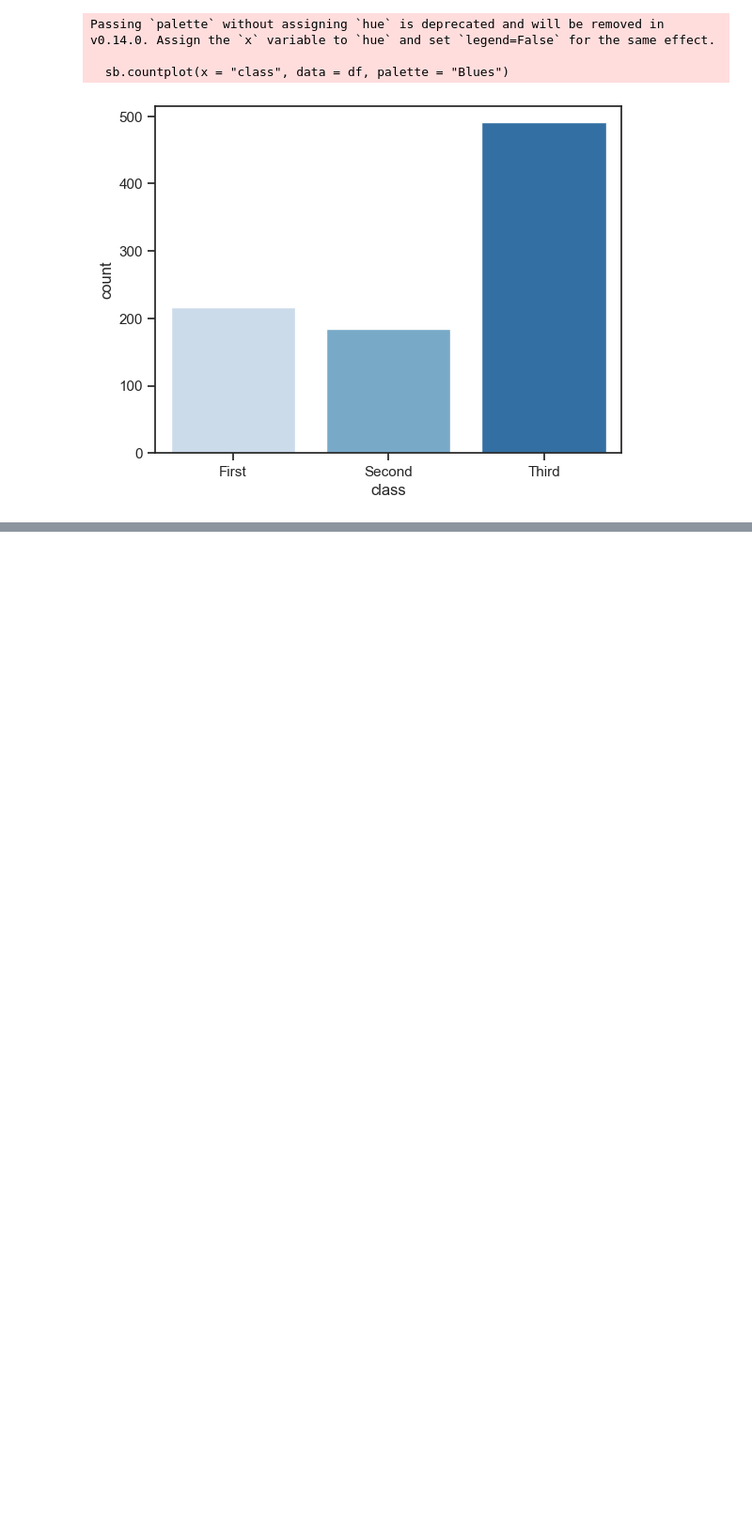
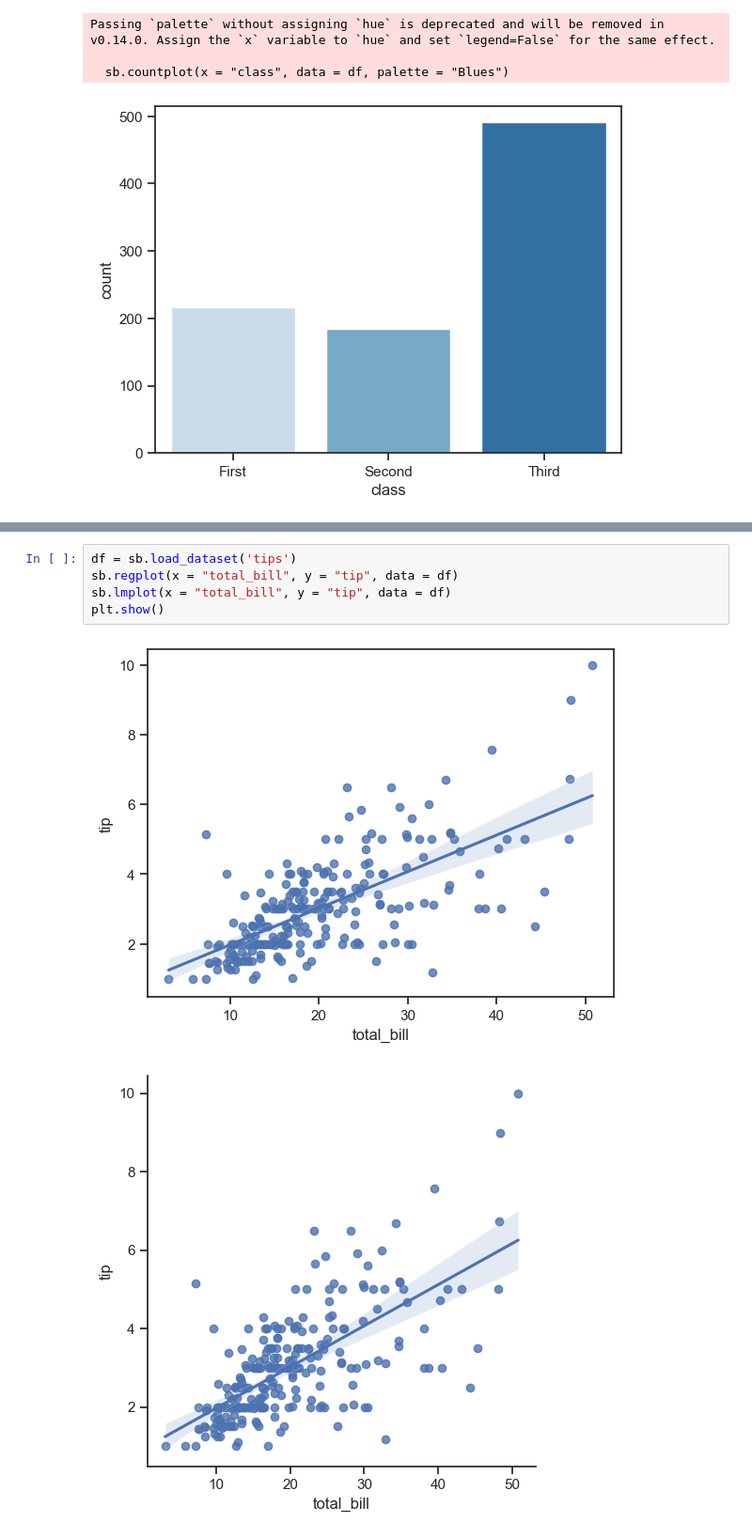
Before and after one commit to medicsera/MachineLerning, a Jupyter notebook: lab4.ipynb, the cells around one changed output, grey strips where cells are left out. Shown at 94% size. Saved outputs shown, nothing was run; the diff lists cells and outputs as text; blank space fills up the shorter version.

```diff
--- a/lab4.ipynb
+++ b/lab4.ipynb
@@ -349,0 +350,8 @@ plt.show()
+# %%
+df = sb.load_dataset('tips')
+sb.regplot(x = "total_bill", y = "tip", data = df)
+sb.lmplot(x = "total_bill", y = "tip", data = df)
+plt.show()
+# %% [output]
+[figure, added]
+[figure, added]
```
Also changed, not shown: parts of 4 cells of this notebook.
